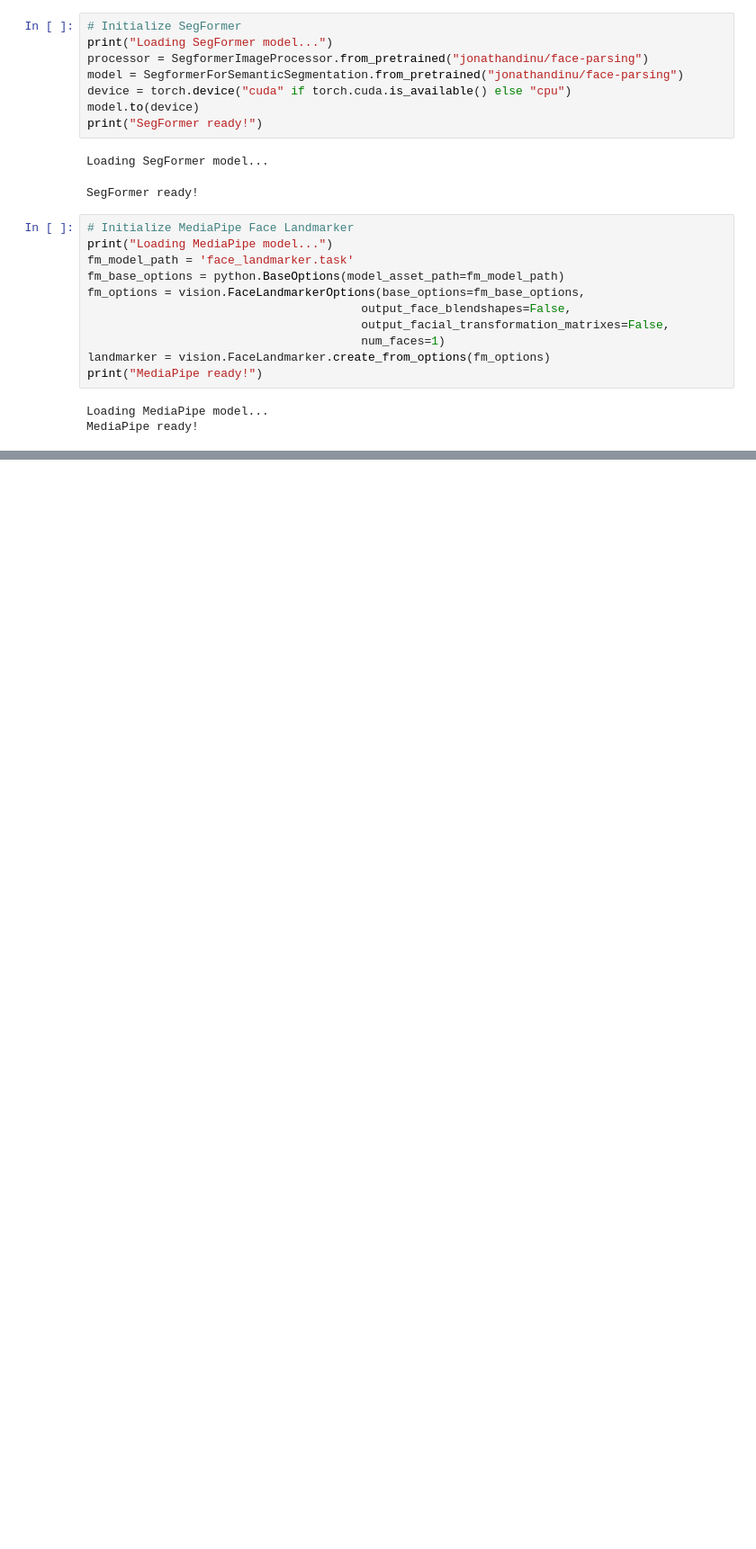
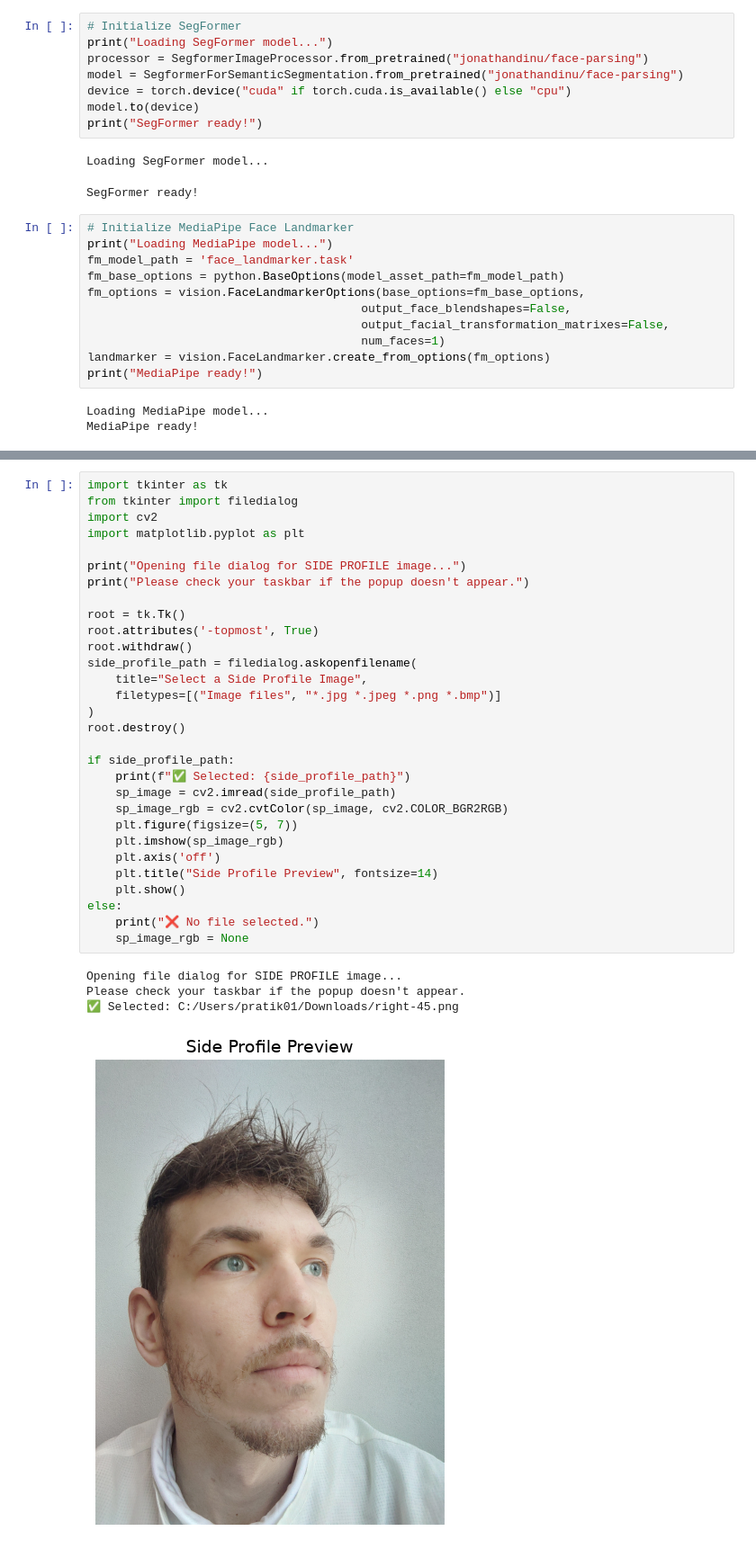
Before and after one commit to pratik-p-crest/AI-Face-Analysis, a Jupyter notebook: mediapipe_chin.ipynb, the cells around one changed output, grey strips where cells are left out. Shown at 90% size. Drawn from its saved outputs; the diff is of its cells as text; blank space fills up the shorter version.

```diff
--- a/mediapipe_chin.ipynb
+++ b/mediapipe_chin.ipynb
@@ -144,0 +162,35 @@ if image is not None:
+# %%
+import tkinter as tk
+from tkinter import filedialog
+import cv2
+import matplotlib.pyplot as plt
+
+print("Opening file dialog for SIDE PROFILE image...")
+print("Please check your taskbar if the popup doesn't appear.")
+
+root = tk.Tk()
+root.attributes('-topmost', True)
+root.withdraw()
+side_profile_path = filedialog.askopenfilename(
+    title="Select a Side Profile Image",
+    filetypes=[("Image files", "*.jpg *.jpeg *.png *.bmp")]
+)
+root.destroy()
+
+if side_profile_path:
+    print(f"✅ Selected: {side_profile_path}")
+    sp_image = cv2.imread(side_profile_path)
+    sp_image_rgb = cv2.cvtColor(sp_image, cv2.COLOR_BGR2RGB)
+    plt.figure(figsize=(5, 7))
+    plt.imshow(sp_image_rgb)
+    plt.axis('off')
+    plt.title("Side Profile Preview", fontsize=14)
+    plt.show()
+else:
+    print("❌ No file selected.")
+    sp_image_rgb = None
+# %% [output]
+Opening file dialog for SIDE PROFILE image...
+Please check your taskbar if the popup doesn't appear.
+✅ Selected: C:/Users/pratik01/Downloads/right-45.png
+[figure, added]
```
Also changed, not shown: parts of 11 cells of this notebook, 8 other files.
